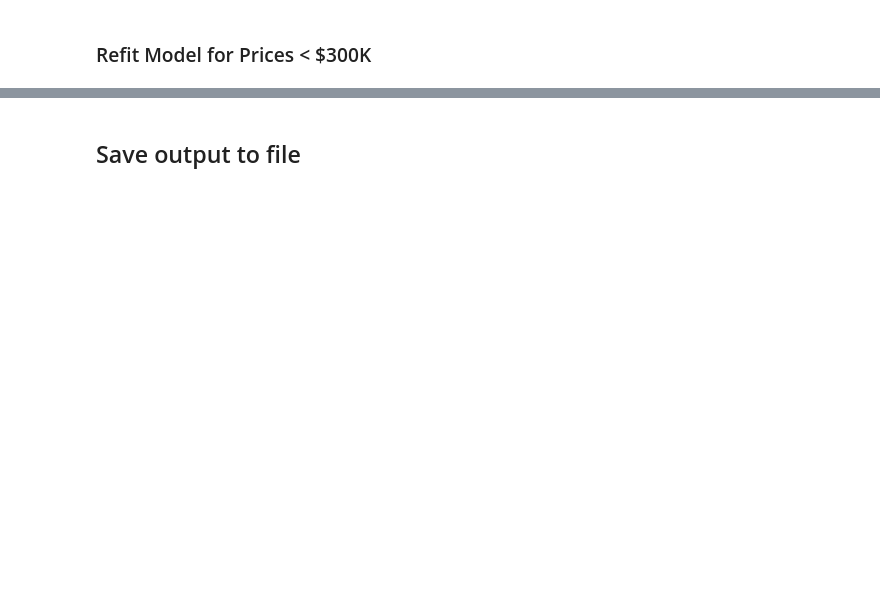
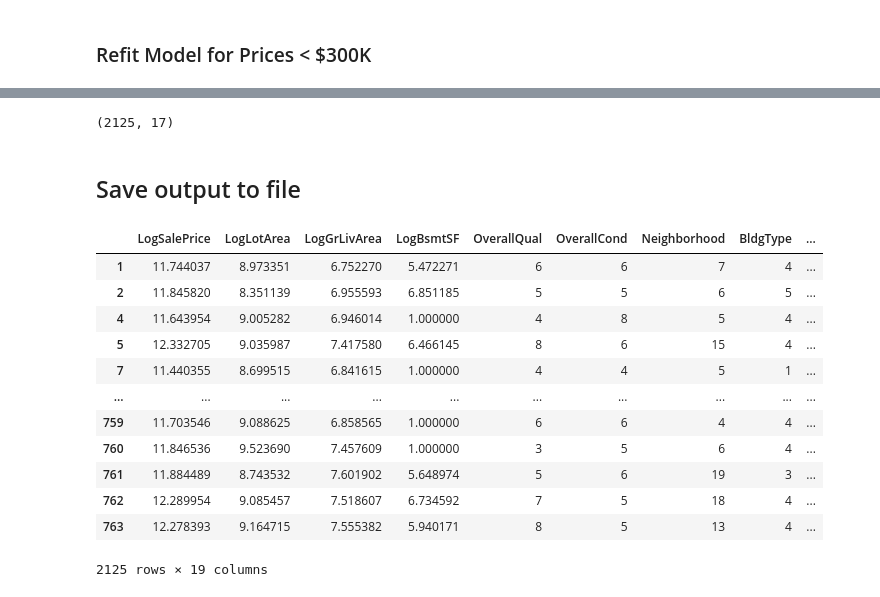
Before and after one commit to brandoncryu/ames_ml_project, a Jupyter notebook: Stephen_Model.ipynb, the cells around one changed output, grey strips where cells are left out. Drawn from its saved outputs; the diff is of its cells as text; code cells hidden in the pictures; blank space fills up the shorter version.

```diff
--- a/Stephen_Model.ipynb
+++ b/Stephen_Model.ipynb
@@ -277,14 +286,33 @@ Text(0, 0.5, 'Residual House Price in $K')
+# %%
+x.shape
+# %% [output]
+(2125, 17)
 # %% [markdown]
 ## Save output to file
 # %%
 import pickle
 
-model_cols = ['LogSalePrice', 'LogLotArea', 'LogGrLivArea', 'LogBsmtSF', 'OverallQual', 'OverallCond',\
-              'Neighborhood', 'BldgType', 'NumBath', 'GarageCars',\
-              'HasFinBsmt', 'HasFinGarage', 'HasFireplace', 'HasPorch', 'HasDeck',\
-              'HasAttchGarage', 'HasGreatElectric', 'HasGreatHeat', 'HasCentralAir']
-housing = housing[model_cols]
-housing.to_pickle('.linear_df.pkl')
-housing = pd.read_pickle('linear_df.pkl')
+housing.columns=[ 'LogSalePrice','LogGrLivArea', 'LogLotArea', 'OverallQual', 'OverallCond',
+       'Neighborhood', 'BldgType', 'NumBath', 'GarageCars',
+       'Finished Basement','Finished Garage', 'Fire Place', 'Porch', 'Deck', 'Attached Garage',
+       'Great Electric', 'Great Heat', 'Central Air']
+housing.to_pickle('./dashboard/housing_data.pkl')
+# housing = pd.read_pickle('housing_data.pkl')
 
-pickle.dump(lm, open('.linear_model.pkl', 'wb'))
+pickle.dump(lm, open('./dashboard/linear_model.pkl', 'wb'))
+# %%
+housing
+# %% [output]
+|  | LogSalePrice | LogLotArea | LogGrLivArea | LogBsmtSF | OverallQual | OverallCond | Neighborhood | BldgType | ... |
+| 1 | 11.744037 | 8.973351 | 6.752270 | 5.472271 | 6 | 6 | 7 | 4 | ... |
+| 2 | 11.845820 | 8.351139 | 6.955593 | 6.851185 | 5 | 5 | 6 | 5 | ... |
+| 4 | 11.643954 | 9.005282 | 6.946014 | 1.000000 | 4 | 8 | 5 | 4 | ... |
+| 5 | 12.332705 | 9.035987 | 7.417580 | 6.466145 | 8 | 6 | 15 | 4 | ... |
+| 7 | 11.440355 | 8.699515 | 6.841615 | 1.000000 | 4 | 4 | 5 | 1 | ... |
+| ... | ... | ... | ... | ... | ... | ... | ... | ... | ... |
+| 759 | 11.703546 | 9.088625 | 6.858565 | 1.000000 | 6 | 6 | 4 | 4 | ... |
+| 760 | 11.846536 | 9.523690 | 7.457609 | 1.000000 | 3 | 5 | 6 | 4 | ... |
+| 761 | 11.884489 | 8.743532 | 7.601902 | 5.648974 | 5 | 6 | 19 | 3 | ... |
+| 762 | 12.289954 | 9.085457 | 7.518607 | 6.734592 | 7 | 5 | 18 | 4 | ... |
+| 763 | 12.278393 | 9.164715 | 7.555382 | 5.940171 | 8 | 5 | 13 | 4 | ... |
+2125 rows × 19 columns
```
Also changed, not shown: parts of 8 cells of this notebook, 4 other files.
